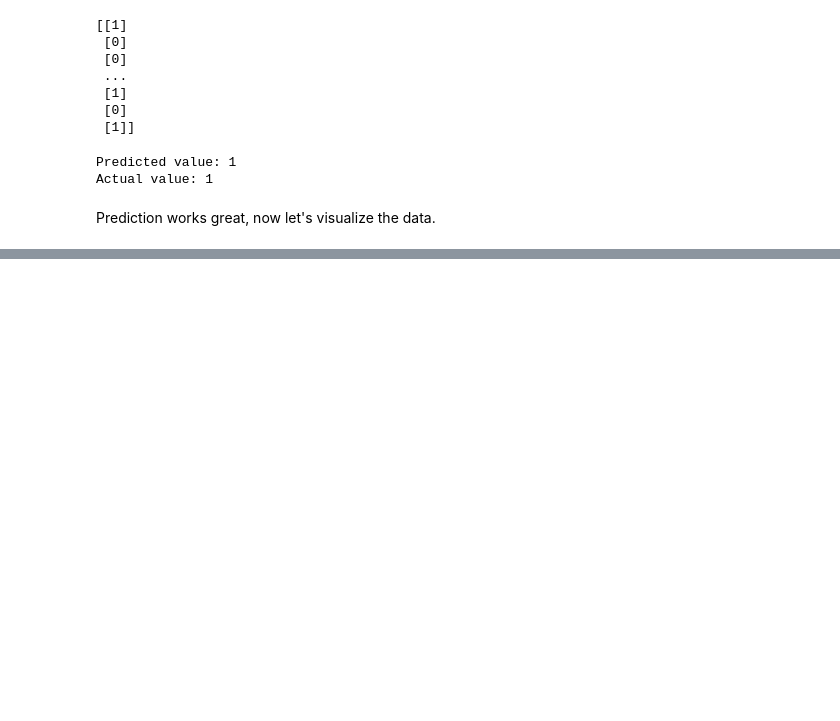
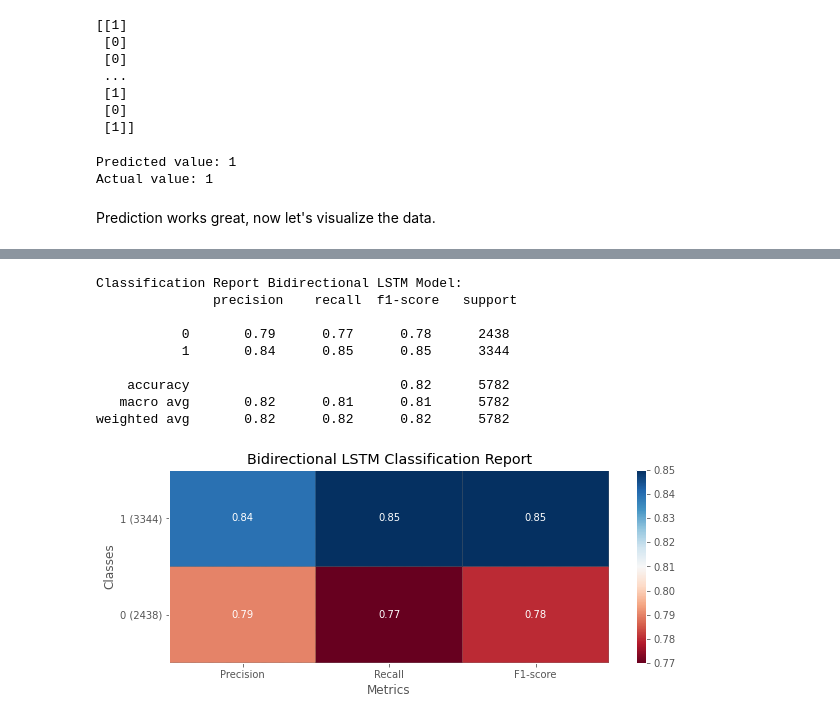
Before and after one commit to jackshendrikov/sentimento, a Jupyter notebook: Part III - Training and Development of Different LSTM Models.ipynb, the cells around one changed output, grey strips where cells are left out. Drawn from its saved outputs; the diff is of its cells as text; code cells hidden in the pictures; blank space fills up the shorter version.

```diff
--- a/Part III - Training and Development of Different LSTM Models.ipynb
+++ b/Part III - Training and Development of Different LSTM Models.ipynb
@@ -736,0 +893,16 @@ Prediction works great, now let's visualize the data.
+# %%
+lstm_bi_prediction = (model_Bi_LSTM.predict(x_test) > 0.5).astype("int32")
+print('Classification Report Bidirectional LSTM Model:\n', classification_report(y_test, lstm_bi_prediction))
+
+plot_classification_report(classification_report(y_test, lstm_bi_prediction), title='Bidirectional LSTM Classification Report', cmap='RdBu')
+# %% [output]
+Classification Report Bidirectional LSTM Model:
+               precision    recall  f1-score   support
+
+           0       0.79      0.77      0.78      2438
+           1       0.84      0.85      0.85      3344
+
+    accuracy                           0.82      5782
+   macro avg       0.82      0.81      0.81      5782
+weighted avg       0.82      0.82      0.82      5782
+[figure, added]
```
Also changed, not shown: parts of 13 cells of this notebook.
